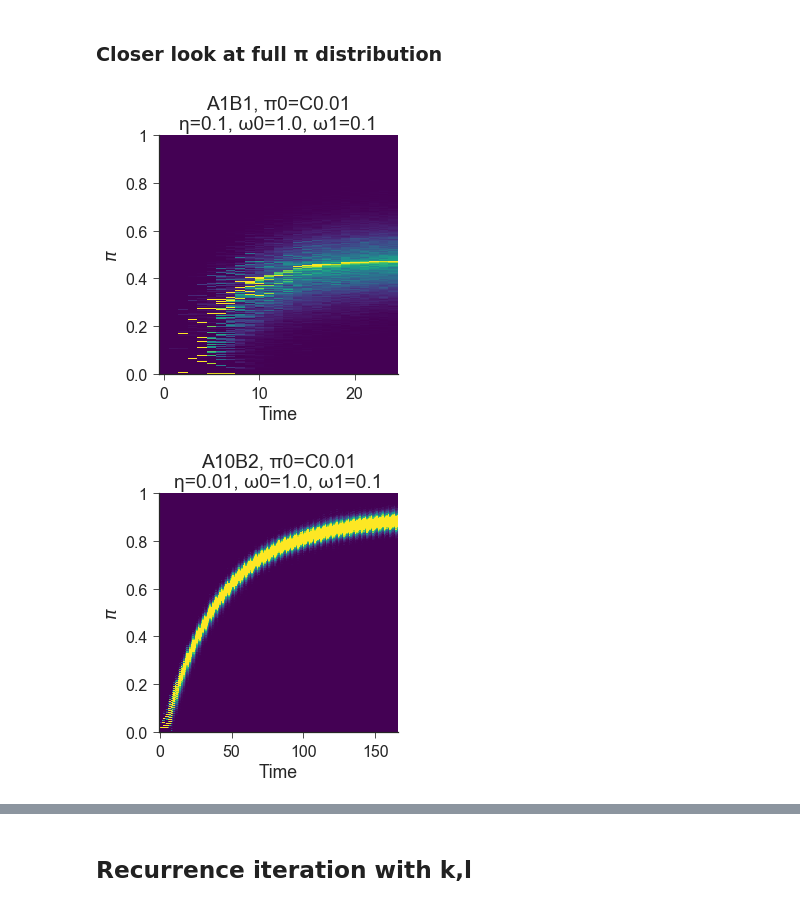
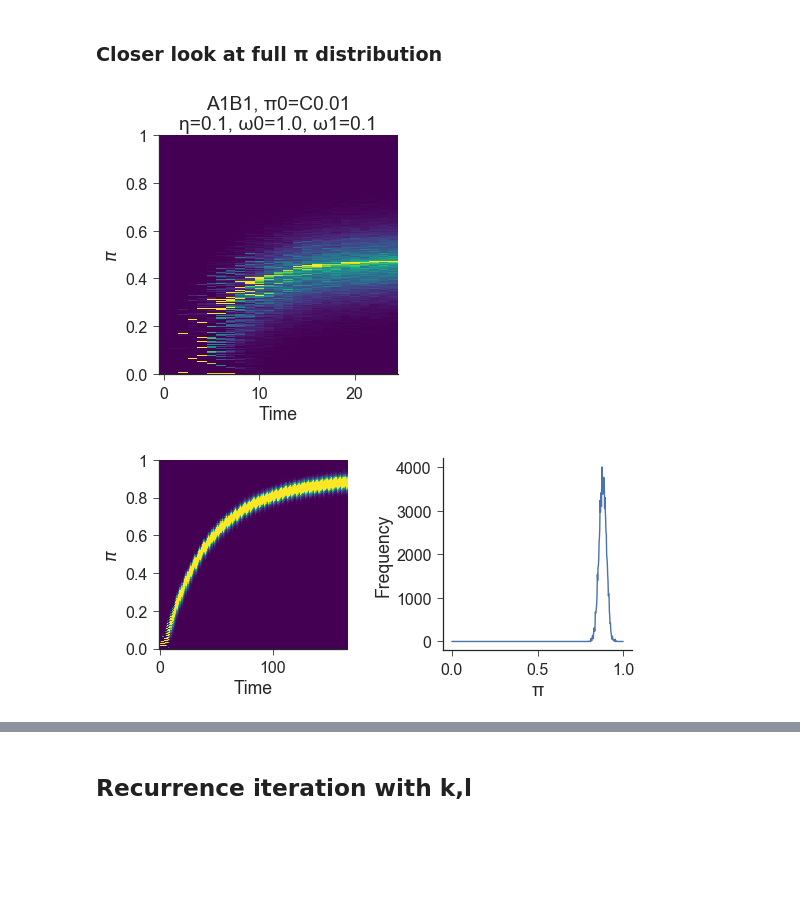
Before and after one commit to yoavram/Milpitas, a Jupyter notebook: recurrence.ipynb, the cells around one changed output, grey strips where cells are left out. Saved outputs shown, nothing was run; the diff lists cells and outputs as text; code cells hidden in the pictures; blank space fills up the shorter version.

```diff
--- a/recurrence.ipynb
+++ b/recurrence.ipynb
@@ -117,7 +117,7 @@ df.head()
 # %%
 fig, axes = plt.subplots(2, 2, figsize=(8, 8), sharex='col', sharey='col')
 
-agg = df[df['π0'] == 'U'].groupby(['ω0', 'ω1', 'η1', 't']).agg(np.mean)['π'].reset_index()
+agg = df[df[' '] == 'U'].groupby(['ω0', 'ω1', 'η1', 't']).agg(np.mean)['π'].reset_index()
 for (key, grp), ax in zip(agg[agg['t'] % 2 == 0].groupby(['ω0', 'ω1', 'η1']), axes.flat):
     ωA_, ωB_, η_ = key
     n = grp['t'].max()
@@ -144,7 +144,7 @@ for i in range(2): axes[0, i].set_xlabel('')
 for i in range(2): axes[1, i].set_xlabel('Time (every other generation)')
 for i in range(2): axes[i, 1].set_ylabel('')
 for i in range(2): axes[i, 0].set_ylabel(r'$\bar{\pi}$ or $\tilde{x}$')
-# axes[0,0].legend().set_visible(True)
+axes[0,0].legend().set_visible(True)
 
 fig.tight_layout()
 sns.despine()
@@ -279,7 +279,8 @@ sns.despine()
 # %% [markdown]
 ### Closer look at full π distribution
 # %%
-def plot_simulation_k_l(π0, env, period, N, n, η, ω0, ω1, nbins=101, ax=None, save=False):
+def plot_simulation_k_l(π0, env, period, N, n, η, ω0, ω1,
+                        nbins=101, ax=None, save=False, title=True):
     if ax is None:
         fig, ax = plt.subplots()
     else:
@@ -298,8 +299,9 @@ def plot_simulation_k_l(π0, env, period, N, n, η, ω0, ω1, nbins=101, ax=None
     aspect = freq.shape[0]/freq.shape[1]
     im = ax.imshow(freq.T, aspect=aspect, cmap='viridis',
                    origin=(0,0), vmin=0, vmax=N//(nbins//10))
+    if title:
+        ax.set_title('{}, π0={}\nη={}, ω0={}, ω1={}'.format(env, π0, η, ω0, ω1))
     ax.set(
-        title='{}, π0={}\nη={}, ω0={}, ω1={}'.format(env, π0, η, ω0, ω1),
         ylabel='$\pi$',
         yticks=np.linspace(0, nbins, 6, dtype=int),
         yticklabels=map(
@@ -327,19 +329,31 @@ plot_simulation_k_l(
     save=True
 );
 # %% [output]
-[figure, old version]
+[figure, new version]
 # %%
-π, freq, ax = plot_simulation_k_l(
+fig, axes = plt.subplots(1, 2, figsize=(8, 4))
+π, freq, _ = plot_simulation_k_l(
     π0='C0.01',
     env='A10B2',
     period=3,
     n=500,
     N=100000,
     η=0.01,
     ω0=1.0,
     ω1=0.1,
     nbins=500,
-    save=True
+    save=False,
+    title=False,
+    ax=axes[0]
 )
+
+ax = axes[1]
+πhist = freq[-1,:]
+ax.plot(np.linspace(0, 1, len(πhist)), πhist)
+ax.set(xlabel='π', ylabel='Frequency')
+
+fig.tight_layout()
+sns.despine()
+fig.savefig('figures/env_A10_B2.pdf')
 # %% [output]
-[figure, old version]
+[figure, new version]
```
Also changed, not shown: parts of 7 cells of this notebook, 1 other file.
